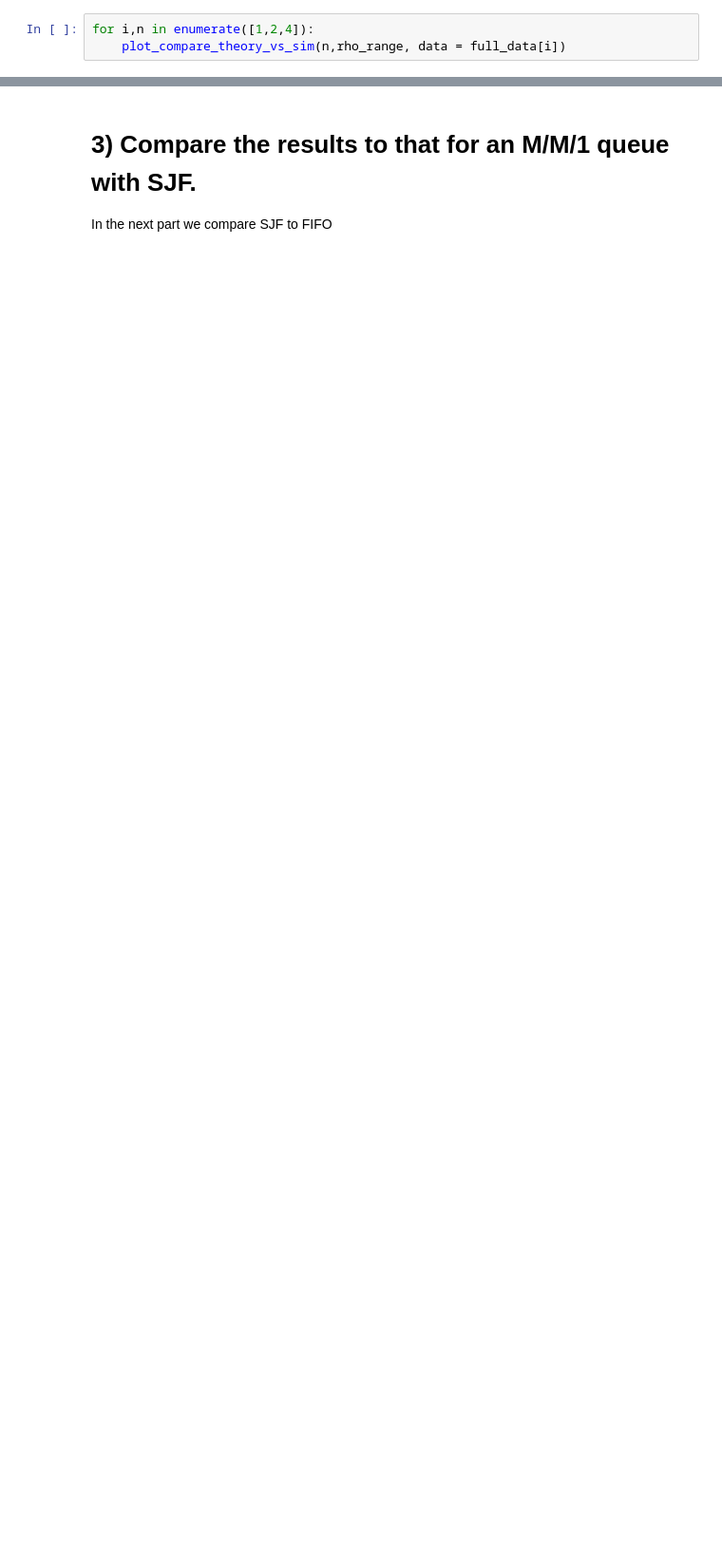
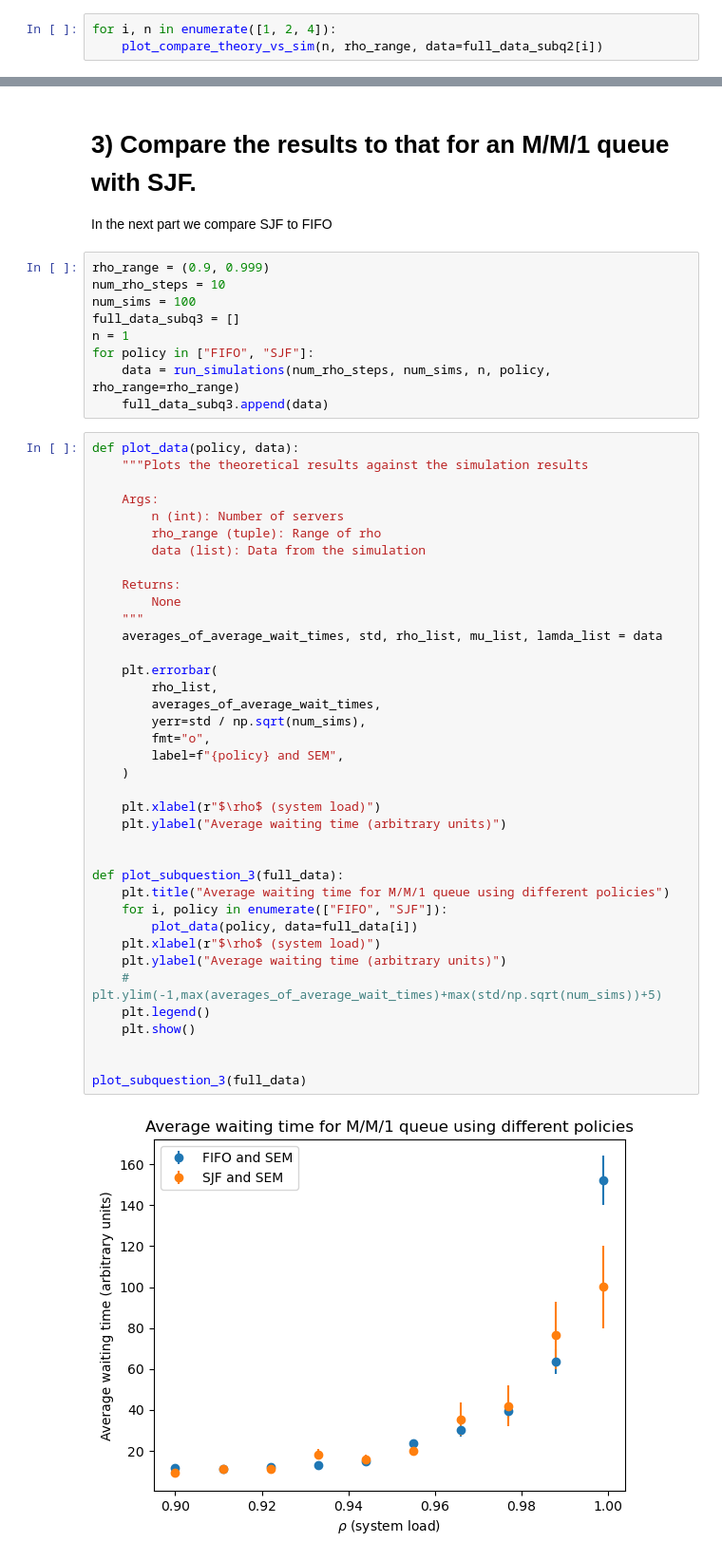
Before and after one commit to rugbym/Stochastic_simulation_assignment2, a Jupyter notebook: assignment2.ipynb, the cells around one changed output, grey strips where cells are left out. Shown at 95% size. Saved outputs shown, nothing was run; the diff lists cells and outputs as text; blank space fills up the shorter version.

Commit message:
all subquestions

```diff
--- a/assignment2.ipynb
+++ b/assignment2.ipynb
@@ -79,8 +107,8 @@ def plot_compare_theory_vs_sim(n,rho_range,data):
     plt.legend()
     plt.show()
 # %%
-for i,n in enumerate([1,2,4]):
-    plot_compare_theory_vs_sim(n,rho_range, data = full_data[i])
+for i, n in enumerate([1, 2, 4]):
+    plot_compare_theory_vs_sim(n, rho_range, data=full_data_subq2[i])
 # %% [output]
 [figure]
 [figure]
@@ -88,3 +116,52 @@ for i,n in enumerate([1,2,4]):
 # 3) Compare the results to that for an M/M/1 queue with SJF.
 
 In the next part we compare SJF to FIFO
+# %%
+rho_range = (0.9, 0.999)
+num_rho_steps = 10
+num_sims = 100
+full_data_subq3 = []
+n = 1
+for policy in ["FIFO", "SJF"]:
+    data = run_simulations(num_rho_steps, num_sims, n, policy, rho_range=rho_range)
+    full_data_subq3.append(data)
+# %%
+def plot_data(policy, data):
+    """Plots the theoretical results against the simulation results
+
+    Args:
+        n (int): Number of servers
+        rho_range (tuple): Range of rho
+        data (list): Data from the simulation
+
+    Returns:
+        None
+    """
+    averages_of_average_wait_times, std, rho_list, mu_list, lamda_list = data
+
+    plt.errorbar(
+        rho_list,
+        averages_of_average_wait_times,
+        yerr=std / np.sqrt(num_sims),
+        fmt="o",
+        label=f"{policy} and SEM",
+    )
+
+    plt.xlabel(r"$\rho$ (system load)")
+    plt.ylabel("Average waiting time (arbitrary units)")
+
+
+def plot_subquestion_3(full_data):
+    plt.title("Average waiting time for M/M/1 queue using different policies")
+    for i, policy in enumerate(["FIFO", "SJF"]):
+        plot_data(policy, data=full_data[i])
+    plt.xlabel(r"$\rho$ (system load)")
+    plt.ylabel("Average waiting time (arbitrary units)")
+    # plt.ylim(-1,max(averages_of_average_wait_times)+max(std/np.sqrt(num_sims))+5)
+    plt.legend()
+    plt.show()
+
+
+plot_subquestion_3(full_data)
+# %% [output]
+[figure, added]
```
Also changed, not shown: parts of 6 cells of this notebook.
